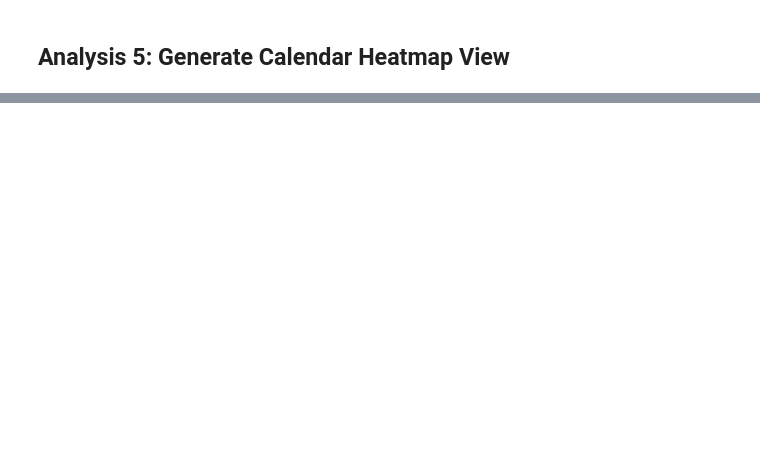
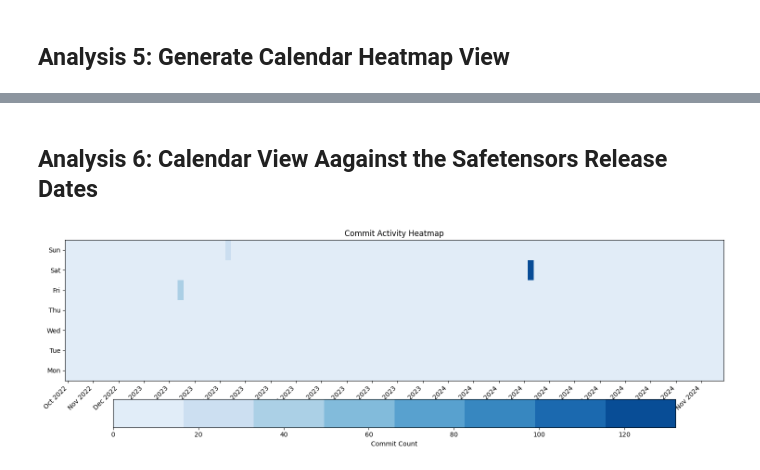
Before and after one commit to s2e-lab/model-evolution, a Jupyter notebook: scripts/notebooks/rq1_analysis.ipynb, the cells around one changed output, grey strips where cells are left out. Drawn from its saved outputs; the diff is of its cells as text; code cells hidden in the pictures; blank space fills up the shorter version.

Commit message:
Added data for heratmap

```diff
--- a/scripts/notebooks/rq1_analysis.ipynb
+++ b/scripts/notebooks/rq1_analysis.ipynb
@@ -387,0 +245,51 @@ for metadata in discussion_metadata:
+# %% [markdown]
+## Analysis 6: Calendar View Aagainst the Safetensors Release Dates
+# %%
+import matplotlib.pyplot as plt
+import seaborn as sns
+import numpy as np
+from matplotlib.colors import ListedColormap
+from datetime import datetime
+
+# Set start and end dates for the heatmap
+start_date = datetime.strptime("2022-09-23", "%Y-%m-%d")
+end_date = datetime.today()
+
+# Ensure that all dates in the range are represented, filling missing dates with a count of 0
+all_dates = pd.date_range(start=start_date, end=end_date, freq='D')
+commits_by_date = commits_by_date.reindex(all_dates, fill_value=0)
+
+# Calculate the padding needed to make the length divisible by 7
+padding_needed = (7 - len(commits_by_date) % 7) % 7
+padded_data = np.append(commits_by_date.values, [0] * padding_needed)
+
+# Reshape the padded data for the heatmap (7 columns for each day of the week)
+commits_matrix = padded_data.reshape(-1, 7)
+
+# Set up the plot
+fig, ax = plt.subplots(figsize=(15, 5))
+cmap = ListedColormap(sns.color_palette("Blues", 8))
+heatmap = ax.imshow(commits_matrix.T, aspect="auto", cmap=cmap, origin='lower')
+
+# Add labels for days of the week
+ax.set_yticks(range(7))
+ax.set_yticklabels(['Mon', 'Tue', 'Wed', 'Thu', 'Fri', 'Sat', 'Sun'])
+
+# Generate month labels for each month boundary in the range
+num_weeks = commits_matrix.shape[0]
+monthly_labels = pd.date_range(start=start_date, end=end_date, freq='MS').strftime('%b %Y').tolist()
+month_positions = np.linspace(0, num_weeks, len(monthly_labels), endpoint=False)
+
+# Set x-axis labels for each month
+ax.set_xticks(month_positions)
+ax.set_xticklabels(monthly_labels, rotation=45, ha="right")
+
+# Add color bar for the heatmap
+cbar = fig.colorbar(heatmap, ax=ax, orientation='horizontal', pad=0.1)
+cbar.set_label('Commit Count')
+
+plt.title("Commit Activity Heatmap")
+plt.tight_layout()
+plt.show()
+# %% [output]
+[figure, added]
```
Also changed, not shown: parts of 10 cells of this notebook, 1 other file.
